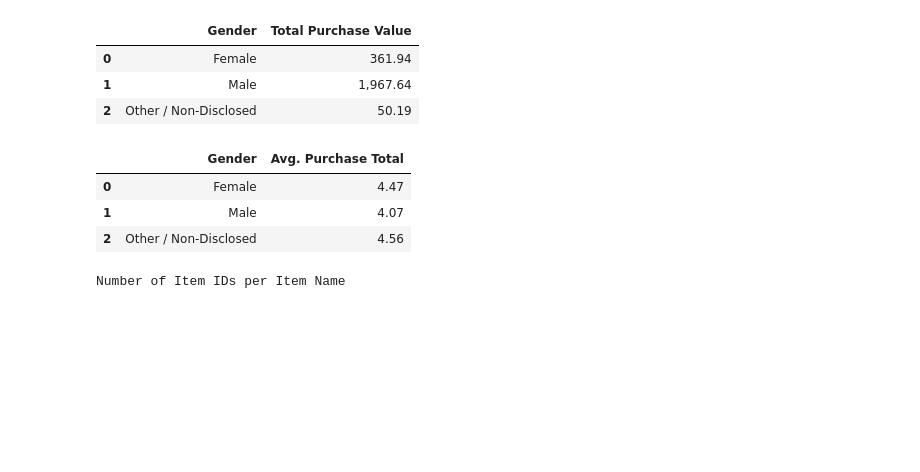
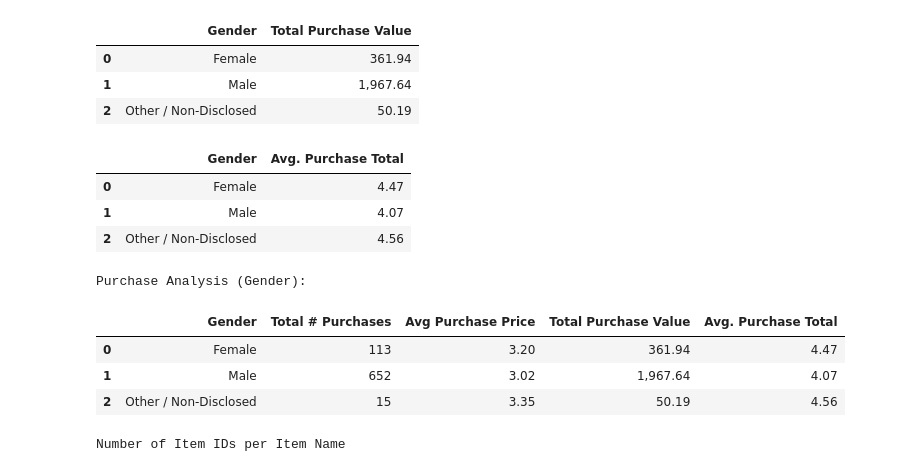
Before and after one commit to JosefinaAureaAmaro/01_Python_Pandas, a Jupyter notebook: Heroes_of_Pymoli.ipynb, the cells around one changed output. Cells and saved outputs as stored; diff of their text form; code cells hidden in the pictures; blank space fills up the shorter version.

Commit message:
finished Purchase Analysis Gender

```diff
--- a/Heroes_of_Pymoli.ipynb
+++ b/Heroes_of_Pymoli.ipynb
@@ -158,10 +158,11 @@ Gender Demographics Summary:
 # %%
 #Purchase Analysis (Gender)
 print('--------------')
-print('Purchase Analysis (Gender)')
+print('Purchase Analysis (Gender), Analysis:')
 print('--------------')
 
 Purchase_Count= df.groupby('Gender')['Price'].count()
-Purchase_Count.reset_index(name='Total # Purchases')
+Purchase_Count_set =Purchase_Count.reset_index(name='Total # Purchases')
+Purchase_Count_set
 # %% [output]
 --------------
@@ -175,7 +176,8 @@ Purchase Analysis (Gender)
 #Purchase Analysis (Gender): Avg Purchase Price
 
 avgpurprice = df.groupby('Gender')['Price'].mean()
-avgpurprice.reset_index(name='Avg Purchase Price')
+avgpurprice_set = avgpurprice.reset_index(name='Avg Purchase Price')
+avgpurprice_set
 # %% [output]
 |  | Gender | Avg Purchase Price |
 | 0 | Female | 3.20 |
@@ -185,7 +187,8 @@ avgpurprice.reset_index(name='Avg Purchase Price')
 #Purchase Analysis (Gender): Total Purchase Value
 
 ttlpurvalue = df.groupby('Gender')['Price'].sum()
-ttlpurvalue.reset_index(name= 'Total Purchase Value')
+ttlpurvalue_set = ttlpurvalue.reset_index(name= 'Total Purchase Value')
+ttlpurvalue_set
 # %% [output]
 |  | Gender | Total Purchase Value |
 | 0 | Female | 361.94 |
@@ -195,9 +198,25 @@ ttlpurvalue.reset_index(name= 'Total Purchase Value')
 #Purchase Analysis (Gender): Avg Purchase Total per Gender
 
 avpurttl = df.groupby('Gender')['Price'].sum()/df.groupby('Gender')['SN'].nunique()
-avpurttl.reset_index(name="Avg. Purchase Total")
+avpurttl_set = avpurttl.reset_index(name="Avg. Purchase Total")
+avpurttl_set
 # %% [output]
 |  | Gender | Avg. Purchase Total |
 | 0 | Female | 4.47 |
 | 1 | Male | 4.07 |
 | 2 | Other / Non-Disclosed | 4.56 |
+# %%
+#Purchase Analysis (Gender): Final DataFrame
+
+print("Purchase Analysis (Gender):")
+
+purchase_anaysis_df = pd.merge(Purchase_Count_set,avgpurprice_set, how = 'outer', on="Gender")
+purchase_anaysis_df_2 = pd.merge(purchase_anaysis_df,ttlpurvalue_set, how = 'outer', on="Gender")
+purchase_anaysis_df_3 = pd.merge(purchase_anaysis_df_2,avpurttl_set, how = 'outer', on="Gender")
+purchase_anaysis_df_3.head()
+# %% [output]
+Purchase Analysis (Gender):
+|  | Gender | Total # Purchases | Avg Purchase Price | Total Purchase Value | Avg. Purchase Total |
+| 0 | Female | 113 | 3.20 | 361.94 | 4.47 |
+| 1 | Male | 652 | 3.02 | 1,967.64 | 4.07 |
+| 2 | Other / Non-Disclosed | 15 | 3.35 | 50.19 | 4.56 |
```
Also changed, not shown: parts of 3 cells of this notebook.
